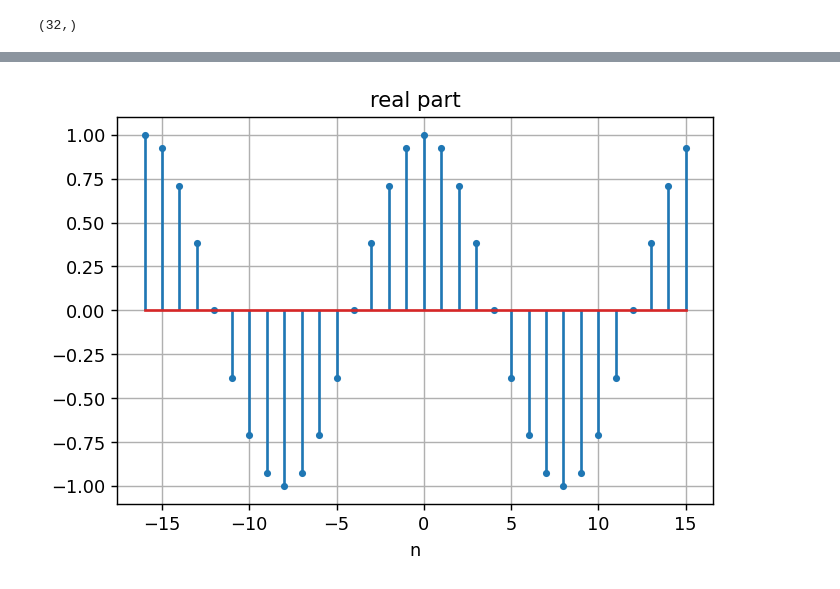
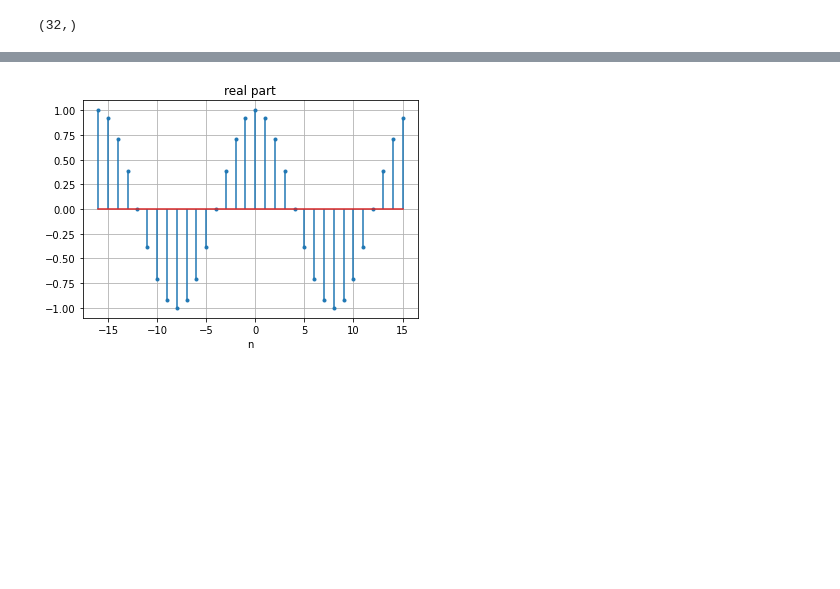
Before and after one commit to hufsaim/T10302201, a Jupyter notebook: notebook/lab01.ipynb, the cells around one changed output, grey strips where cells are left out. Cells and saved outputs as stored; diff of their text form; code cells hidden in the pictures; blank space fills up the shorter version.

```diff
--- a/notebook/lab01.ipynb
+++ b/notebook/lab01.ipynb
@@ -230,11 +229,10 @@ plt.show()
 # %%
 w0 = (np.pi)*(30/16)
 k = xn(n,w0)
-plt.figure(dpi=128)
 plt.stem(n,np.real(k), markerfmt='C0.')
 plt.xlabel('n')
 plt.title('real part')
 plt.grid('on')
 plt.show()
 # %% [output]
-[figure, old version]
+[figure, new version]
```
Also changed, not shown: parts of 2 cells of this notebook.
